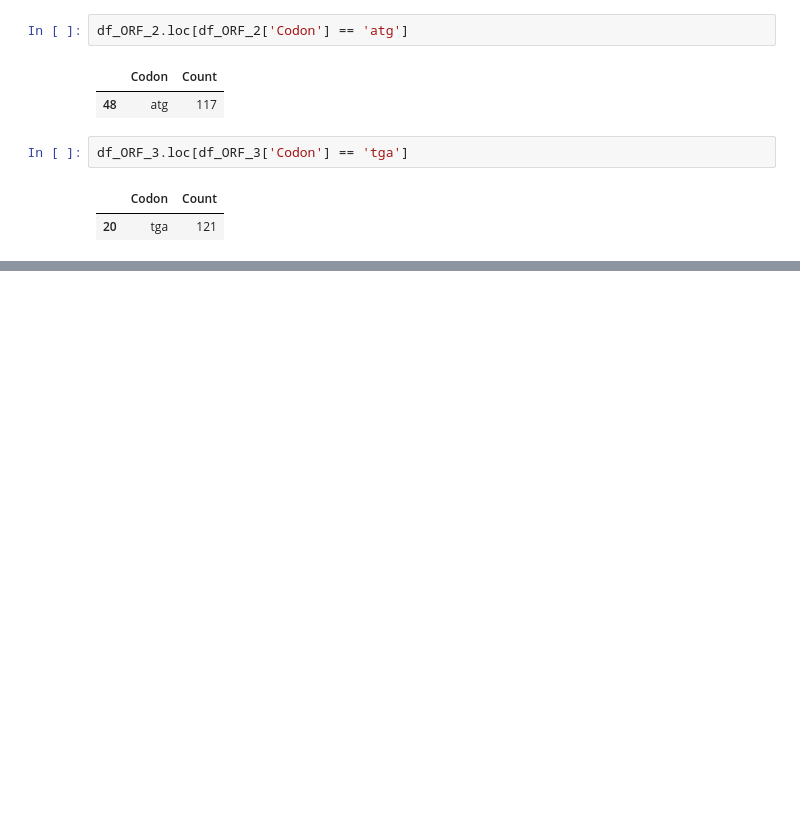
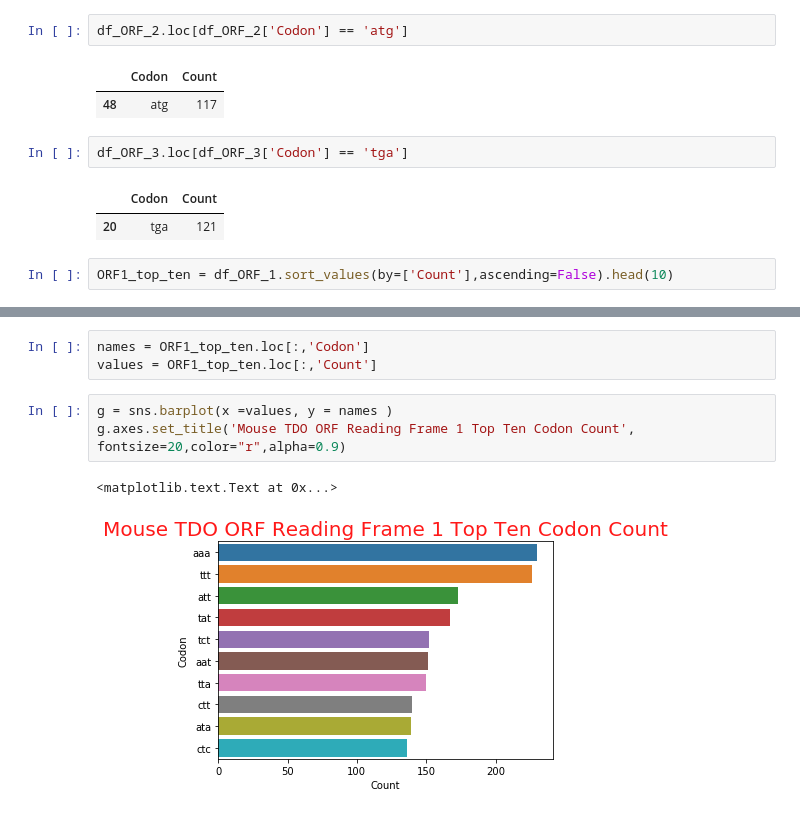
Before and after one commit to swlew369/Bioinformatics_Stuff, a Jupyter notebook: Mouse_TDO.ipynb, the cells around one changed output, grey strips where cells are left out. Drawn from its saved outputs; the diff is of its cells as text; blank space fills up the shorter version.

```diff
--- a/Mouse_TDO.ipynb
+++ b/Mouse_TDO.ipynb
@@ -144,3 +144,5 @@ df_ORF_3.loc[df_ORF_3['Codon'] == 'tga']
 # %% [output]
 |  | Codon | Count |
 | 20 | tga | 121 |
+# %%
+ORF1_top_ten = df_ORF_1.sort_values(by=['Count'],ascending=False).head(10)
@@ -146,0 +163,9 @@ df_ORF_3.loc[df_ORF_3['Codon'] == 'tga']
+# %%
+names = ORF1_top_ten.loc[:,'Codon']
+values = ORF1_top_ten.loc[:,'Count']
+# %%
+g = sns.barplot(x =values, y = names )
+g.axes.set_title('Mouse TDO ORF Reading Frame 1 Top Ten Codon Count', fontsize=20,color="r",alpha=0.9)
+# %% [output]
+<matplotlib.text.Text at 0x...>
+[figure, added]
```
Also changed, not shown: parts of 3 cells of this notebook.
